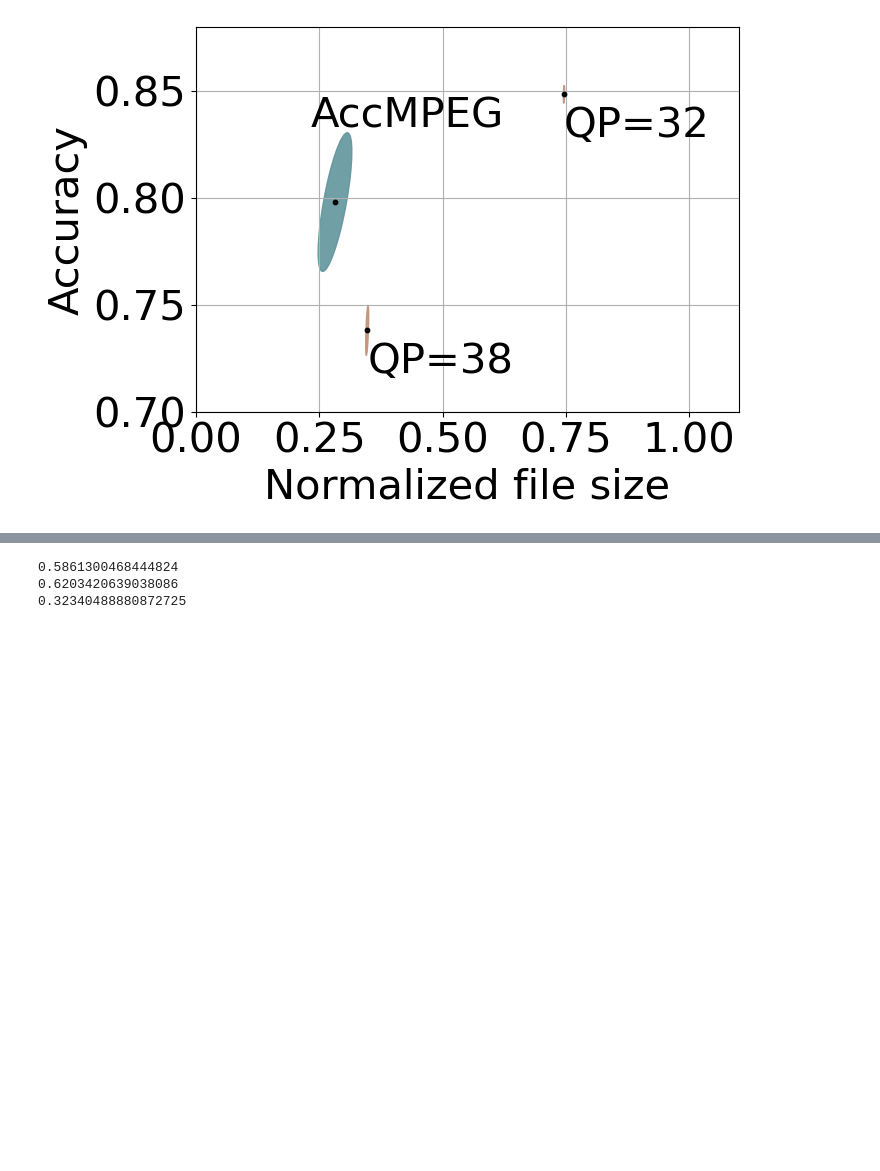
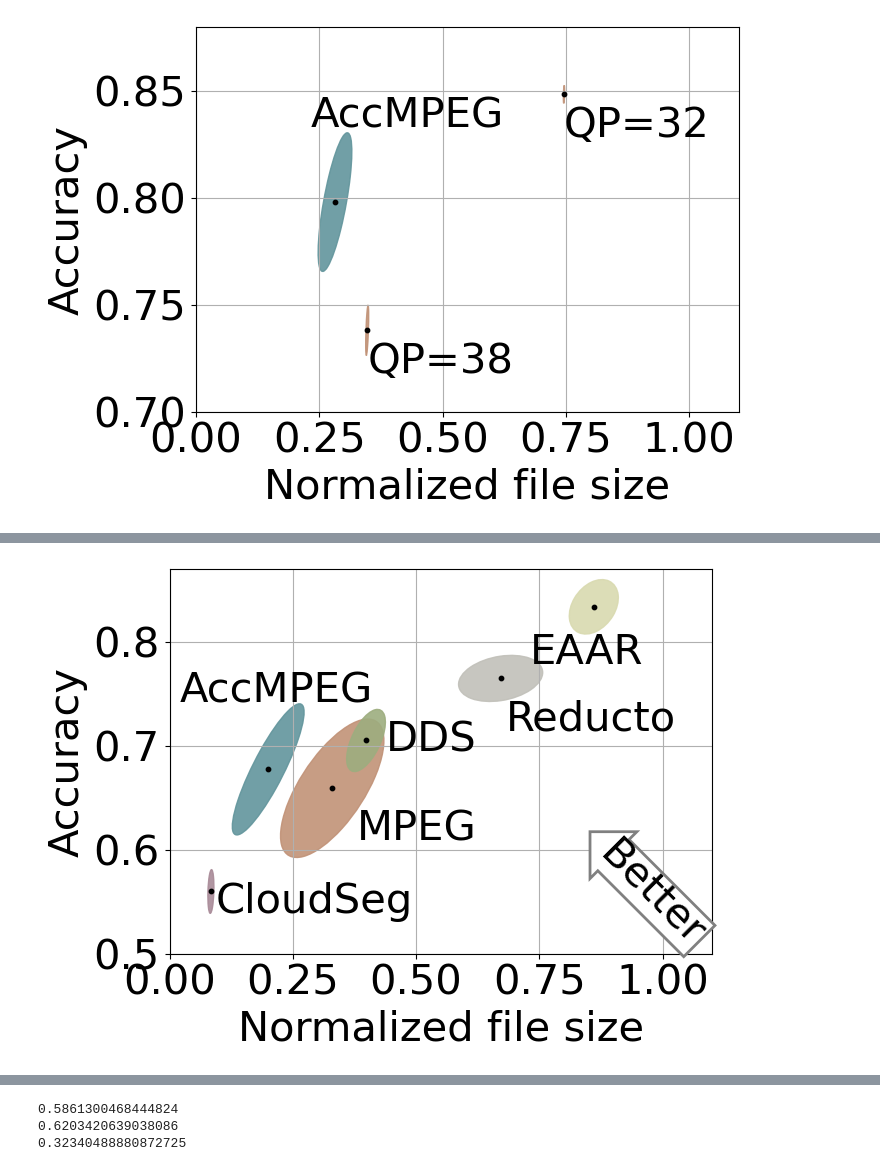
Before and after one commit to KuntaiDu/AccMPEG, a Jupyter notebook: plot.ipynb, the cells around one changed output, grey strips where cells are left out. Saved outputs shown, nothing was run; the diff lists cells and outputs as text; code cells hidden in the pictures; blank space fills up the shorter version.

```diff
--- a/plot.ipynb
+++ b/plot.ipynb
@@ -221,3 +427,78 @@ savefig('figs/detection_qp', fig)
 0.7380643725395203
 0.7980058073997498
 [figure]
+# %%
+# plot multiple models
+
+with open(f'stats_C4', 'r') as f:
+    data_full = yaml.load(f.read())
+# add ground truth bandwidth for normalization purpose
+for data in data_full:
+    data['gt_bw'] = filter([data['ground_truth_name']])['bw']
+
+# fmt = 'visdrone/videos/vis_%d'
+# ids = range(169, 174)
+fmt = 'dashcam/dashcam_%d'
+ids = [(i+1) for i in range(7)]
+
+accs = [filter([fmt % i + '_', 'bound_0.3', 'conv_9']) for i in ids]
+ddss = [filter([f'dashcam/dashcam_{i}_', 'dds']) for i in ids]
+eaars = [filter([f'dashcam/dashcam_{i}_', 'eaar']) for i in ids]
+cloudsegs = [filter([f'dashcam/dashcam_{i}_', 'cloudseg', '40']) for i in ids]
+reductos = [filter([f'dashcam/dashcam_{i}_', 'reducto', '28']) for i in ids]
+
+
+mpegs = []
+for i, acc in zip(ids, accs):
+    batch = filters([(fmt % i) + '_qp_'])
+    # print(len(batch))
+    # print(acc)
+    if (i == 1):
+        print([i['f1'] for i in batch])
+
+    batch = [b for b in batch if b['f1'] < acc['f1']]
+    batch = sorted(batch, key=lambda x: -x['bw'])
+    if len(batch) == 0:
+        continue
+    mpegs.append(batch[0])
+# mpegs = [filter([fmt%i + '_' + 'qp_40']) for i in ids]
+
+accs = transform(accs)
+mpegs = transform(mpegs)
+ddss = transform(ddss)
+eaars = transform(eaars)
+cloudsegs = transform(cloudsegs)
+reductos = transform(reductos)
+
+
+
+fig, ax = plt.subplots(figsize=(7, 5))
+ax.grid()
+
+x, y = add_data(ax, mpegs, colors[0])
+ax.text(x + 0.05, y - 0.05, 'MPEG')
+x, y = add_data(ax, accs, colors[1])
+ax.text(x - 0.18, y +0.065, 'AccMPEG')
+x, y = add_data(ax, ddss, colors[2])
+ax.text(x + 0.04, y -0.01, 'DDS')
+x, y = add_data(ax, eaars, colors[3])
+ax.text(x - 0.13, y - 0.055, 'EAAR')
+x, y = add_data(ax, cloudsegs, colors[4])
+ax.text(x + 0.01, y - 0.02, 'CloudSeg')
+x, y = add_data(ax, reductos, colors[5])
+ax.text(x + 0.01, y - 0.05, 'Reducto')
+ax.set_xlim(0, 1.1)
+ax.set_ylim(0.5, 0.87)
+ax.set_xticks([0, 0.25, 0.5, 0.75, 1.0])
+ax.set_xlabel('Normalized file size')
+ax.set_ylabel('Accuracy')
+
+bbox_props = dict(boxstyle="larrow", fc=(1,1,1), ec="grey", lw=2)
+t = ax.text(1.1,0.5, "Better", ha="right", va="bottom", rotation=-45,
+            bbox=bbox_props)
+
+bb = t.get_bbox_patch()
+bb.set_boxstyle("larrow", pad=0.05)
+
+savefig('figs/detection_dashcam_C4', fig)
+# %% [output]
@@ -223,0 +512 @@ savefig('figs/detection_qp', fig)
+[figure, added]
```
Also changed, not shown: parts of 26 cells of this notebook, 42 other files.
